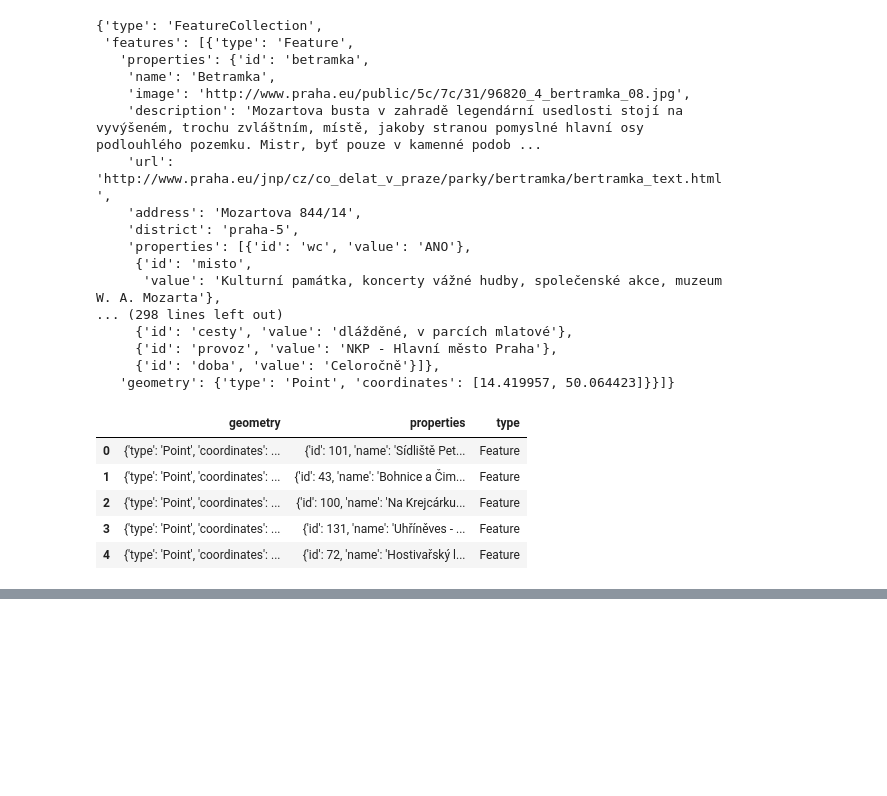
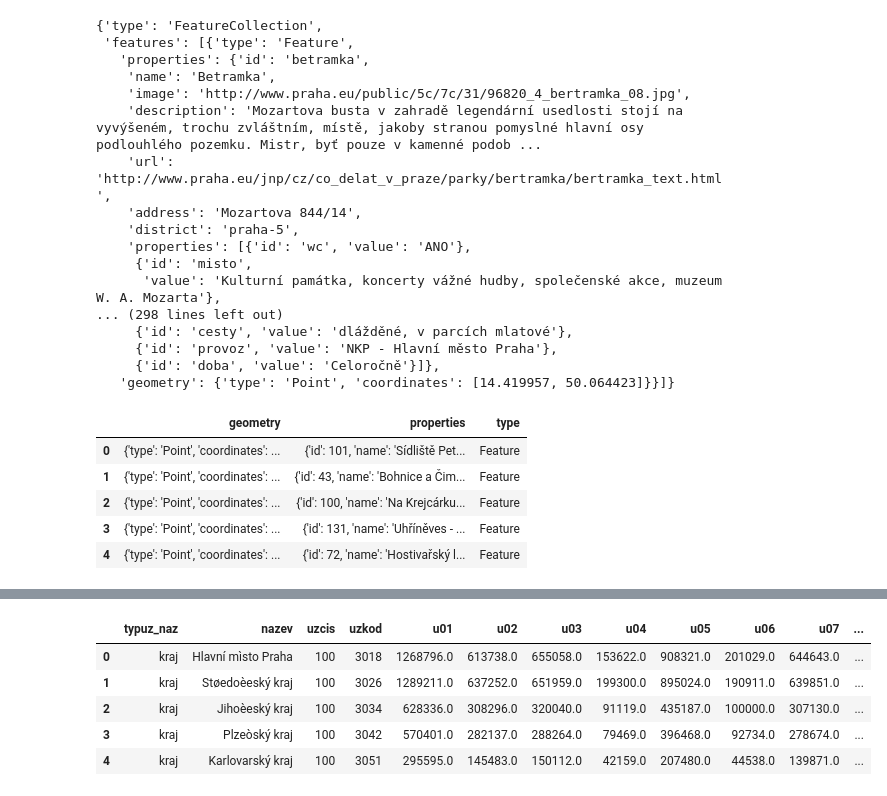
Before and after one commit to tonnyeremin/Urban-Data-Science, a Jupyter notebook: Praha Claaaifier.ipynb, the cells around one changed output, grey strips where cells are left out. Saved outputs shown, nothing was run; the diff lists cells and outputs as text; code cells hidden in the pictures; blank space fills up the shorter version.

```diff
--- a/Praha Claaaifier.ipynb
+++ b/Praha Claaaifier.ipynb
@@ -142,3 +142,15 @@ for park in parks_json ['features']:
 prague_map
 # %% [output]
 [interactive output not drawn]
+# %%
+url_pocet =  'https://www.czso.cz/documents/10180/25233177/sldb_zv.csv'
+
+df_lidi = pd.read_csv(url_pocet,encoding = "ISO-8859-1")
+df_lidi.head()
+# %% [output]
+|  | typuz_naz | nazev | uzcis | uzkod | u01 | u02 | u03 | u04 | u05 | u06 | u07 | ... |
+| 0 | kraj | Hlavní mìsto Praha | 100 | 3018 | 1268796.0 | 613738.0 | 655058.0 | 153622.0 | 908321.0 | 201029.0 | 644643.0 | ... |
+| 1 | kraj | Støedoèeský kraj | 100 | 3026 | 1289211.0 | 637252.0 | 651959.0 | 199300.0 | 895024.0 | 190911.0 | 639851.0 | ... |
+| 2 | kraj | Jihoèeský kraj | 100 | 3034 | 628336.0 | 308296.0 | 320040.0 | 91119.0 | 435187.0 | 100000.0 | 307130.0 | ... |
+| 3 | kraj | Plzeòský kraj | 100 | 3042 | 570401.0 | 282137.0 | 288264.0 | 79469.0 | 396468.0 | 92734.0 | 278674.0 | ... |
+| 4 | kraj | Karlovarský kraj | 100 | 3051 | 295595.0 | 145483.0 | 150112.0 | 42159.0 | 207480.0 | 44538.0 | 139871.0 | ... |
```
Also changed, not shown: parts of 2 cells of this notebook.
